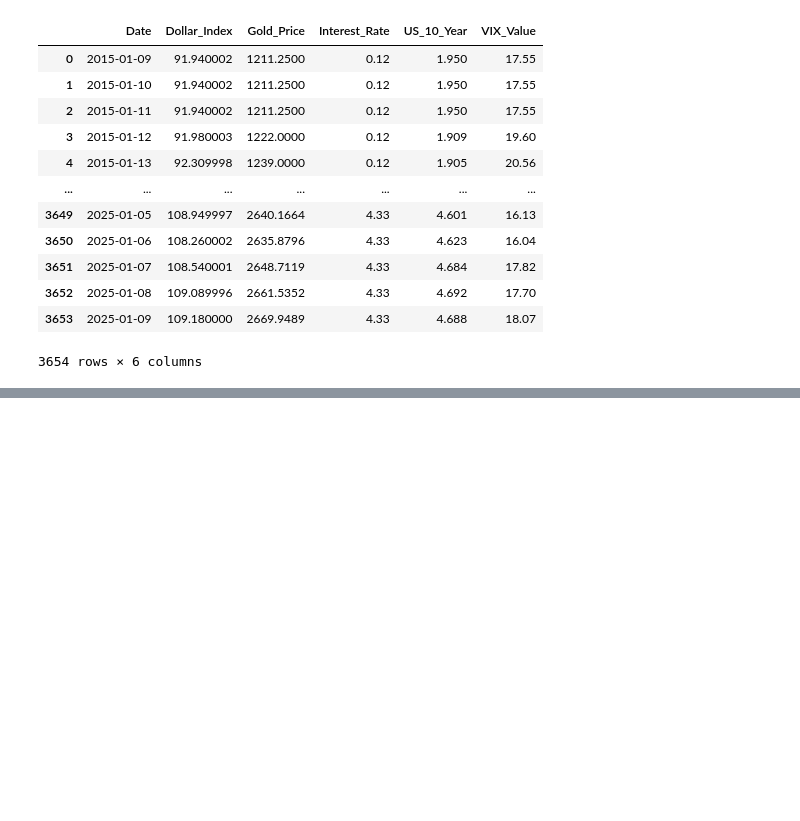
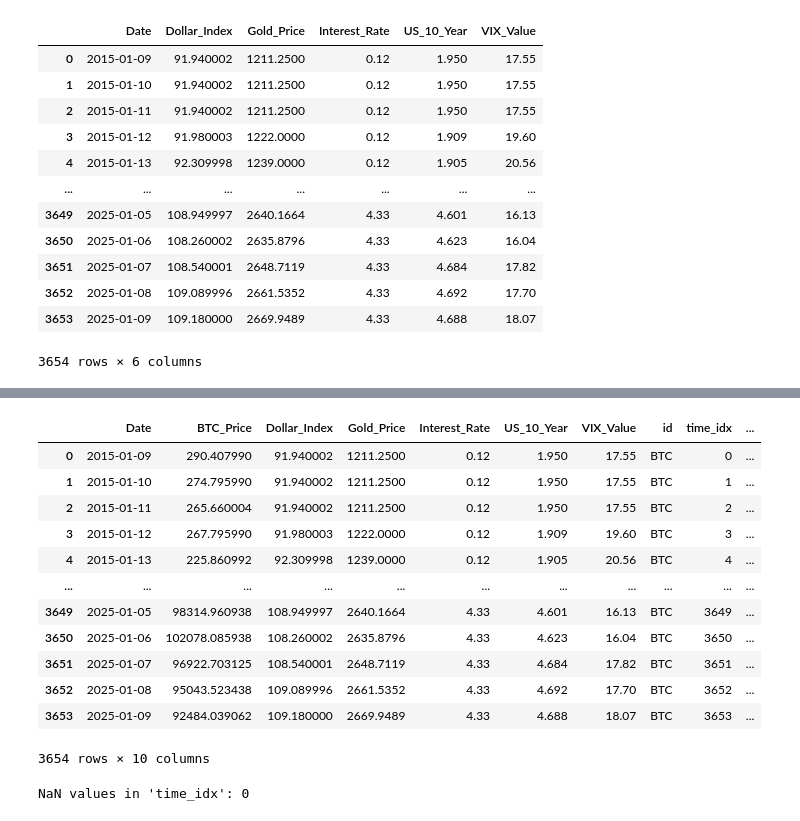
Before and after one commit to sathmikaDev/FYP, a Jupyter notebook: mainCode/main_tft.ipynb, the cells around one changed output, grey strips where cells are left out. Cells and saved outputs as stored; diff of their text form; code cells hidden in the pictures; blank space fills up the shorter version.

```diff
--- a/mainCode/main_tft.ipynb
+++ b/mainCode/main_tft.ipynb
@@ -44,0 +226,3 @@ Exogenous_Variables.to_csv("../Datasetsv2/Exogenous/Exogenous_Variables.csv")
+# %%
+# import saved cdv
+Final_Dataset = pd.read_csv("../Datasetsv2/FinalDataset/Final_Dataset.csv")
@@ -44,0 +260,7 @@ Exogenous_Variables.to_csv("../Datasetsv2/Exogenous/Exogenous_Variables.csv")
+# %%
+# Define dataset parameters
+Final_Dataset['time_idx'] = Final_Dataset.index
+max_prediction_length = 7  # Set to desired prediction length
+max_encoder_length = 30  # Set to desired history length (e.g., 30 days) - pass 30 days are used to predict next 7 days
+batch_size = 64
+training_cutoff = Final_Dataset['time_idx'].max() - max_prediction_length
@@ -44,0 +283,25 @@ Exogenous_Variables.to_csv("../Datasetsv2/Exogenous/Exogenous_Variables.csv")
+# %%
+# add additional features
+Final_Dataset["month"] = Final_Dataset.Date.dt.month.astype(str).astype("category")  # categories have be strings
+
+Final_Dataset
+# %% [output]
+|  | Date | BTC_Price | Dollar_Index | Gold_Price | Interest_Rate | US_10_Year | VIX_Value | id | time_idx | ... |
+| 0 | 2015-01-09 | 290.407990 | 91.940002 | 1211.2500 | 0.12 | 1.950 | 17.55 | BTC | 0 | ... |
+| 1 | 2015-01-10 | 274.795990 | 91.940002 | 1211.2500 | 0.12 | 1.950 | 17.55 | BTC | 1 | ... |
+| 2 | 2015-01-11 | 265.660004 | 91.940002 | 1211.2500 | 0.12 | 1.950 | 17.55 | BTC | 2 | ... |
+| 3 | 2015-01-12 | 267.795990 | 91.980003 | 1222.0000 | 0.12 | 1.909 | 19.60 | BTC | 3 | ... |
+| 4 | 2015-01-13 | 225.860992 | 92.309998 | 1239.0000 | 0.12 | 1.905 | 20.56 | BTC | 4 | ... |
+| ... | ... | ... | ... | ... | ... | ... | ... | ... | ... | ... |
+| 3649 | 2025-01-05 | 98314.960938 | 108.949997 | 2640.1664 | 4.33 | 4.601 | 16.13 | BTC | 3649 | ... |
+| 3650 | 2025-01-06 | 102078.085938 | 108.260002 | 2635.8796 | 4.33 | 4.623 | 16.04 | BTC | 3650 | ... |
+| 3651 | 2025-01-07 | 96922.703125 | 108.540001 | 2648.7119 | 4.33 | 4.684 | 17.82 | BTC | 3651 | ... |
+| 3652 | 2025-01-08 | 95043.523438 | 109.089996 | 2661.5352 | 4.33 | 4.692 | 17.70 | BTC | 3652 | ... |
+| 3653 | 2025-01-09 | 92484.039062 | 109.180000 | 2669.9489 | 4.33 | 4.688 | 18.07 | BTC | 3653 | ... |
+3654 rows × 10 columns
+# %%
+# Check for NaN values in the 'time_idx' column
+nan_time_idx = Final_Dataset['time_idx'].isnull().sum()
+print(f"NaN values in 'time_idx': {nan_time_idx}")
+# %% [output]
+NaN values in 'time_idx': 0
```
Also changed, not shown: parts of 44 cells of this notebook, 32 other files.
